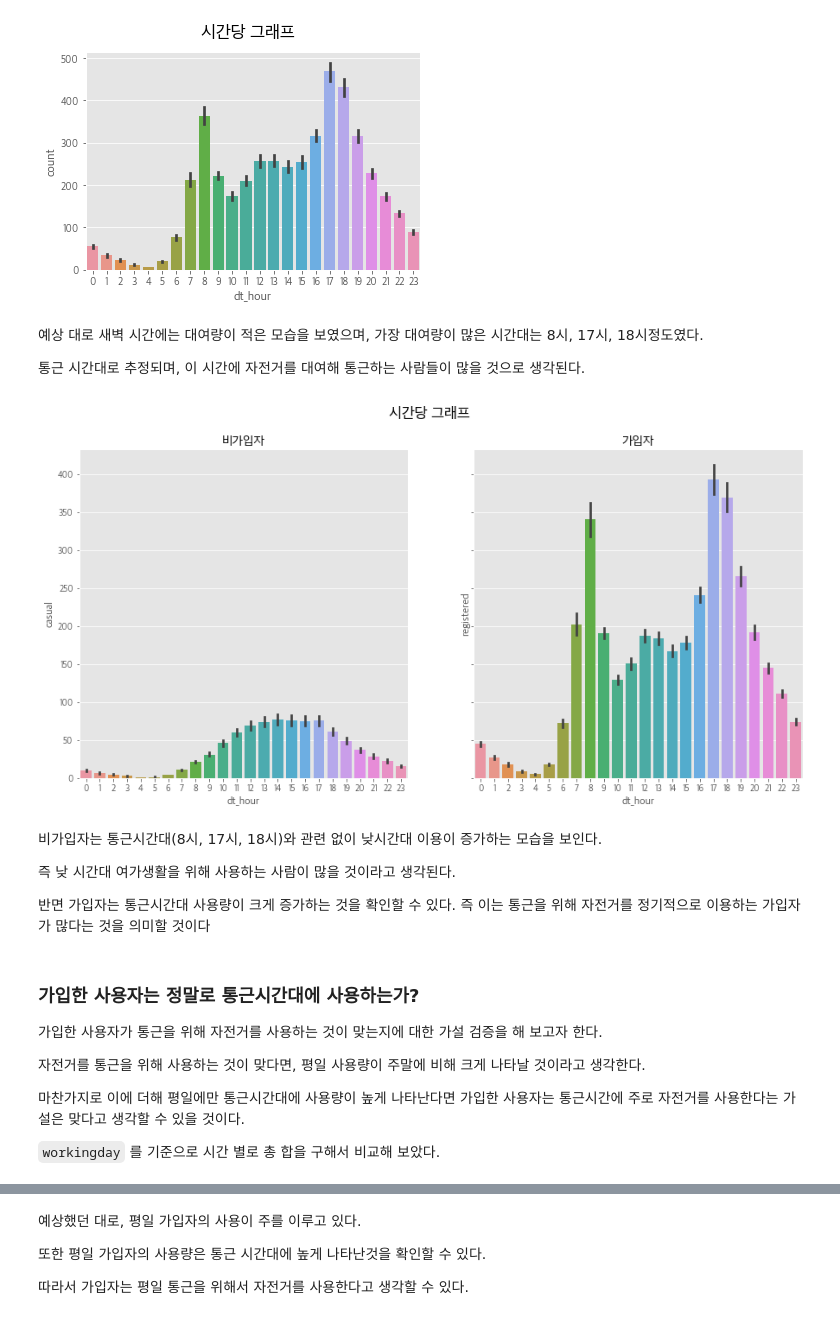
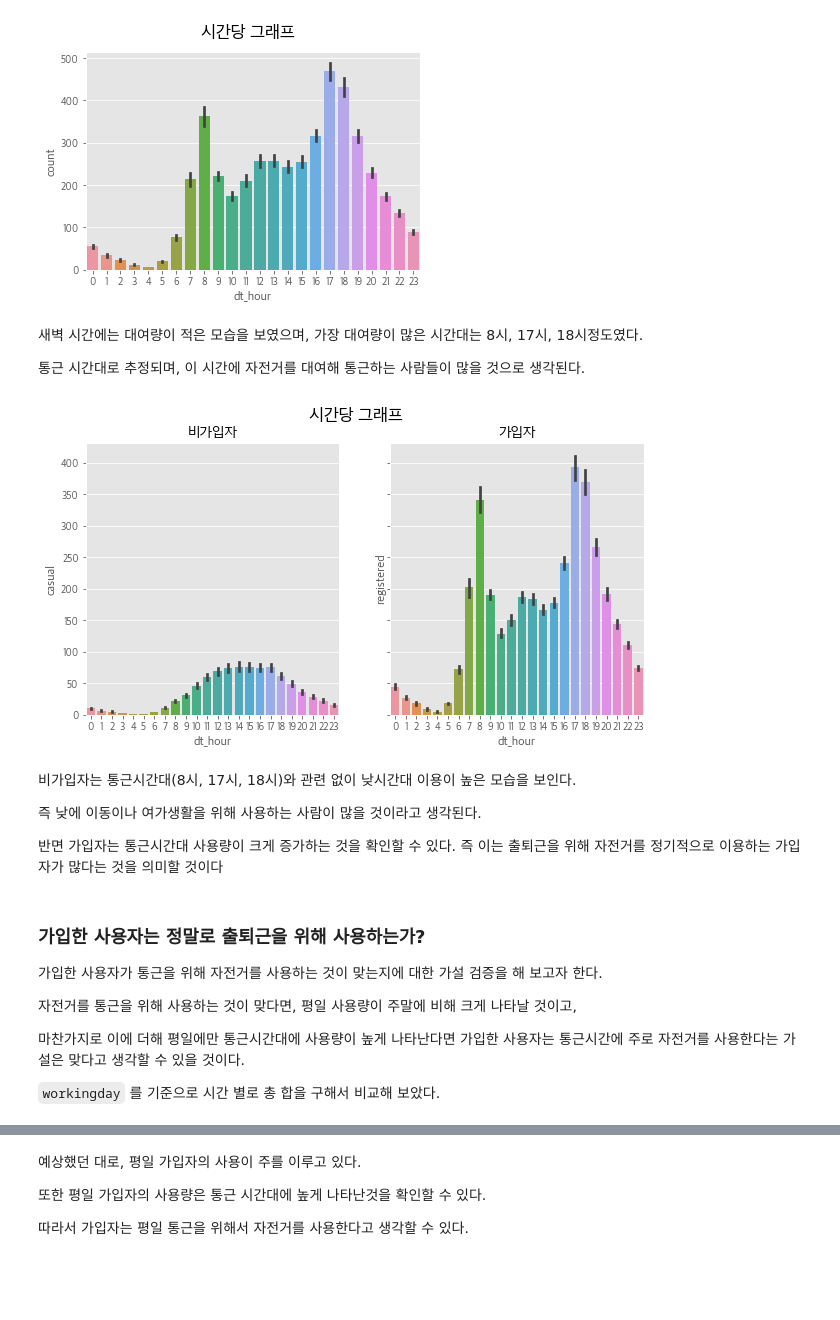
Before and after one commit to YMGYM/toBigs_activity, a Jupyter notebook: Week 1/Assignment1.ipynb, the cells around one changed output, grey strips where cells are left out. Cells and saved outputs as stored; diff of their text form; code cells hidden in the pictures; blank space fills up the shorter version.

```diff
--- a/Week 1/Assignment1.ipynb
+++ b/Week 1/Assignment1.ipynb
@@ -406,32 +437,32 @@ plt.show()
 # %% [output]
 [figure]
 # %% [markdown]
-예상 대로 새벽 시간에는 대여량이 적은 모습을 보였으며,
+새벽 시간에는 대여량이 적은 모습을 보였으며,
 가장 대여량이 많은 시간대는 8시, 17시, 18시정도였다.
 
 통근 시간대로 추정되며, 이 시간에 자전거를 대여해 통근하는 사람들이 많을 것으로 생각된다.
 # %%
-f, axes = plt.subplots(ncols = 2, figsize=(15,7), sharey=True)
+f, axes = plt.subplots(ncols = 2, figsize=(10,5), sharey=True)
 plt.suptitle("시간당 그래프", size='xx-large')
 axes[0].set_title("비가입자")
 axes[1].set_title("가입자")
 sns.barplot(x = data["dt_hour"], y = data["casual"], ax = axes[0])
 sns.barplot(x = data["dt_hour"], y = data["registered"], ax = axes[1])
 plt.show()
 # %% [output]
-[figure, old version]
+[figure, new version]
 # %% [markdown]
-비가입자는 통근시간대(8시, 17시, 18시)와 관련 없이 낮시간대 이용이 증가하는 모습을 보인다.
+비가입자는 통근시간대(8시, 17시, 18시)와 관련 없이 낮시간대 이용이 높은 모습을 보인다.
 
-즉 낮 시간대 여가생활을 위해 사용하는 사람이 많을 것이라고 생각된다.
+즉 낮에 이동이나 여가생활을 위해 사용하는 사람이 많을 것이라고 생각된다.
 
-반면 가입자는 통근시간대 사용량이 크게 증가하는 것을 확인할 수 있다. 즉 이는 통근을 위해 자전거를 정기적으로 이용하는 가입자가 많다는 것을 의미할 것이다
+반면 가입자는 통근시간대 사용량이 크게 증가하는 것을 확인할 수 있다. 즉 이는 출퇴근을 위해 자전거를 정기적으로 이용하는 가입자가 많다는 것을 의미할 것이다
 # %% [markdown]
-### 가입한 사용자는 정말로 통근시간대에 사용하는가?
+### 가입한 사용자는 정말로 출퇴근을 위해 사용하는가?
 
 가입한 사용자가 통근을 위해 자전거를 사용하는 것이 맞는지에 대한 가설 검증을 해 보고자 한다.
 
-자전거를 통근을 위해 사용하는 것이 맞다면, 평일 사용량이 주말에 비해 크게 나타날 것이라고 생각한다.
+자전거를 통근을 위해 사용하는 것이 맞다면, 평일 사용량이 주말에 비해 크게 나타날 것이고,
 
 마찬가지로 이에 더해 평일에만 통근시간대에 사용량이 높게 나타난다면 가입한 사용자는 통근시간에 주로 자전거를 사용한다는 가설은 맞다고 생각할 수 있을 것이다.
 
```
Also changed, not shown: parts of 41 cells of this notebook.
